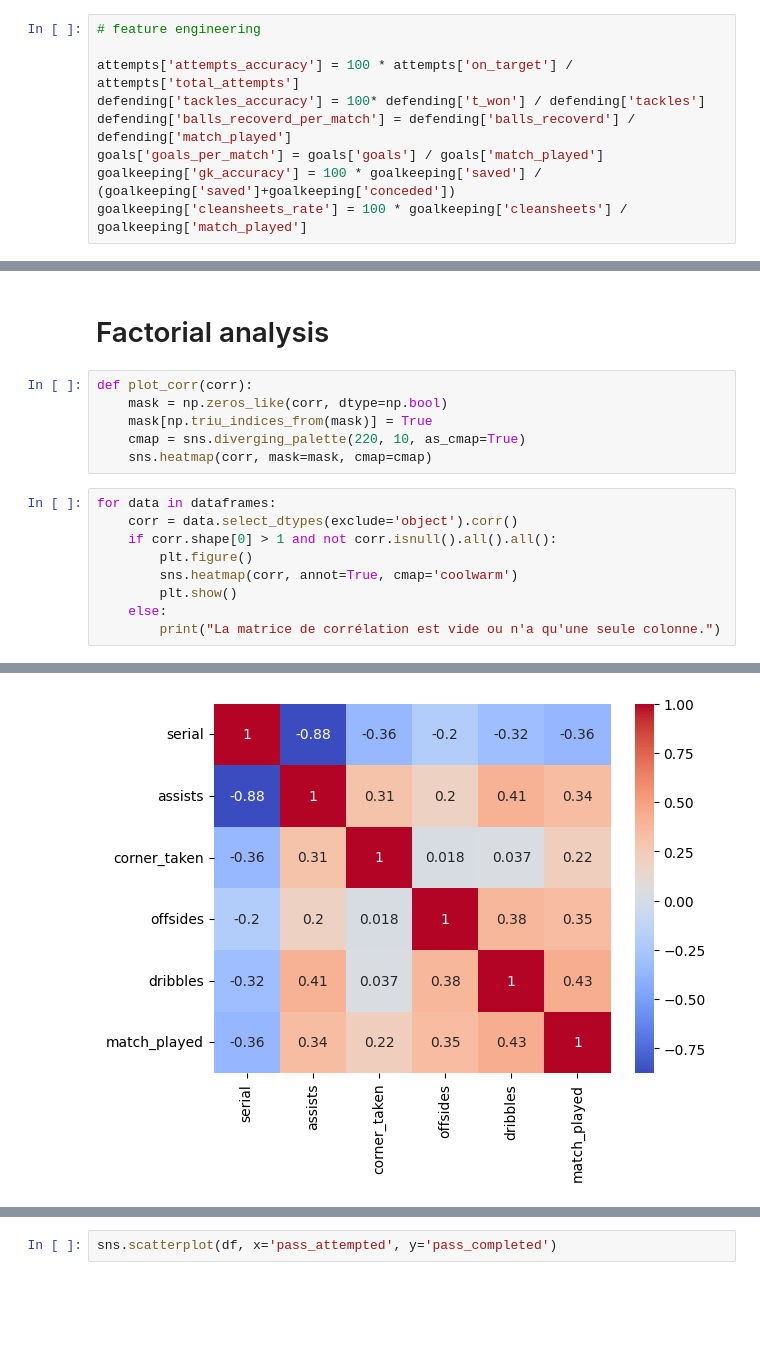
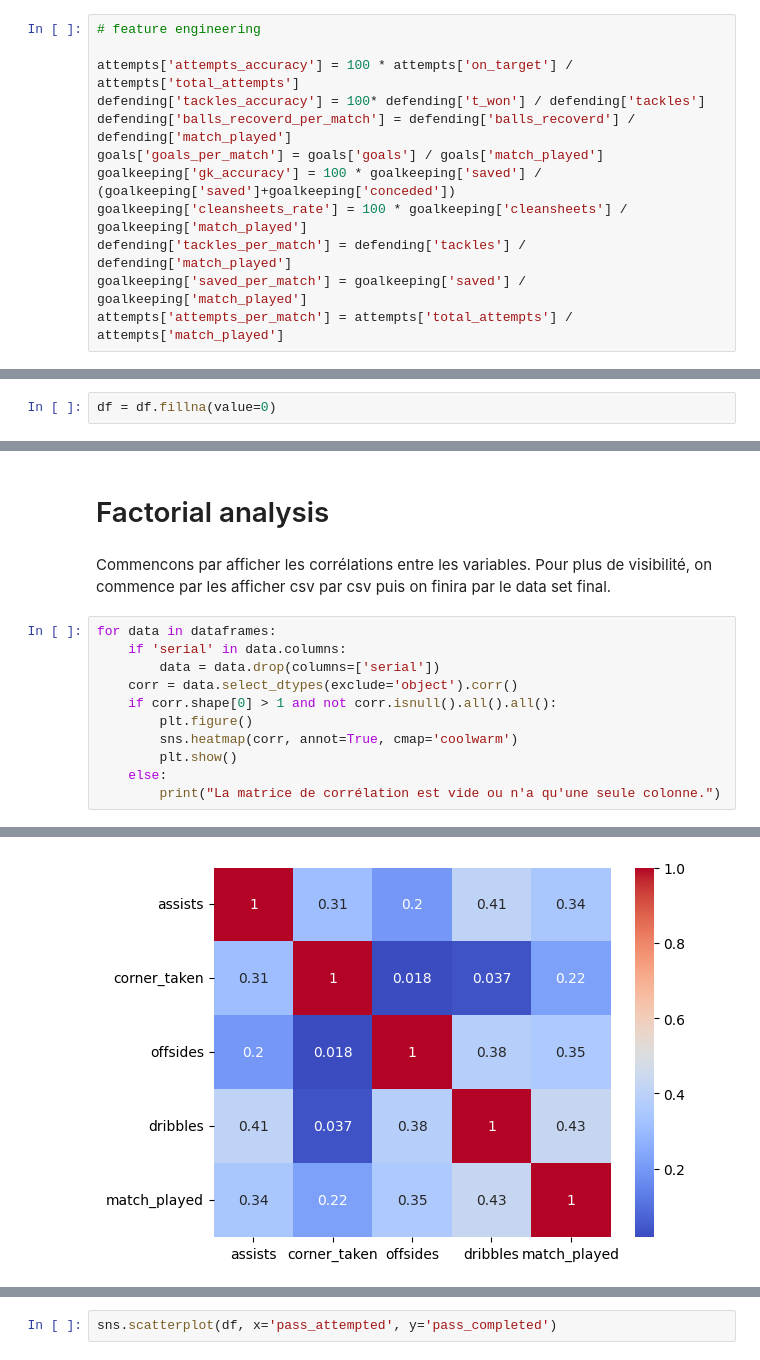
Before and after one commit to elouanzer/challenge1, a Jupyter notebook: champions league.ipynb, the cells around one changed output, grey strips where cells are left out. Saved outputs shown, nothing was run; the diff lists cells and outputs as text; blank space fills up the shorter version.

```diff
--- a/champions league.ipynb
+++ b/champions league.ipynb
@@ -24,3 +28,6 @@ defending['balls_recoverd_per_match'] = defending['balls_recoverd'] / defending[
 goals['goals_per_match'] = goals['goals'] / goals['match_played']
 goalkeeping['gk_accuracy'] = 100 * goalkeeping['saved'] / (goalkeeping['saved']+goalkeeping['conceded'])
 goalkeeping['cleansheets_rate'] = 100 * goalkeeping['cleansheets'] / goalkeeping['match_played']
+defending['tackles_per_match'] = defending['tackles'] / defending['match_played']
+goalkeeping['saved_per_match'] = goalkeeping['saved'] / goalkeeping['match_played']
+attempts['attempts_per_match'] = attempts['total_attempts'] / attempts['match_played']
@@ -69 +82,3 @@ memory usage: 384.1+ KB
+# %%
+df = df.fillna(value=0)
 # %%
@@ -107,20 +127,18 @@ plt.show()
 # %% [markdown]
 # Factorial analysis
-# %%
-def plot_corr(corr):
-    mask = np.zeros_like(corr, dtype=np.bool)
-    mask[np.triu_indices_from(mask)] = True
-    cmap = sns.diverging_palette(220, 10, as_cmap=True)
-    sns.heatmap(corr, mask=mask, cmap=cmap)
+# %% [markdown]
+Commencons par afficher les corrélations entre les variables. Pour plus de visibilité, on commence par les afficher csv par csv puis on finira par le data set final.
 # %%
 for data in dataframes:
+    if 'serial' in data.columns:
+        data = data.drop(columns=['serial'])
     corr = data.select_dtypes(exclude='object').corr()
     if corr.shape[0] > 1 and not corr.isnull().all().all():
         plt.figure()
         sns.heatmap(corr, annot=True, cmap='coolwarm')
         plt.show()
     else:
         print("La matrice de corrélation est vide ou n'a qu'une seule colonne.")
 # %% [output]
 [figure]
-[figure, old version]
+[figure, new version]
```
Also changed, not shown: parts of 29 cells of this notebook.
